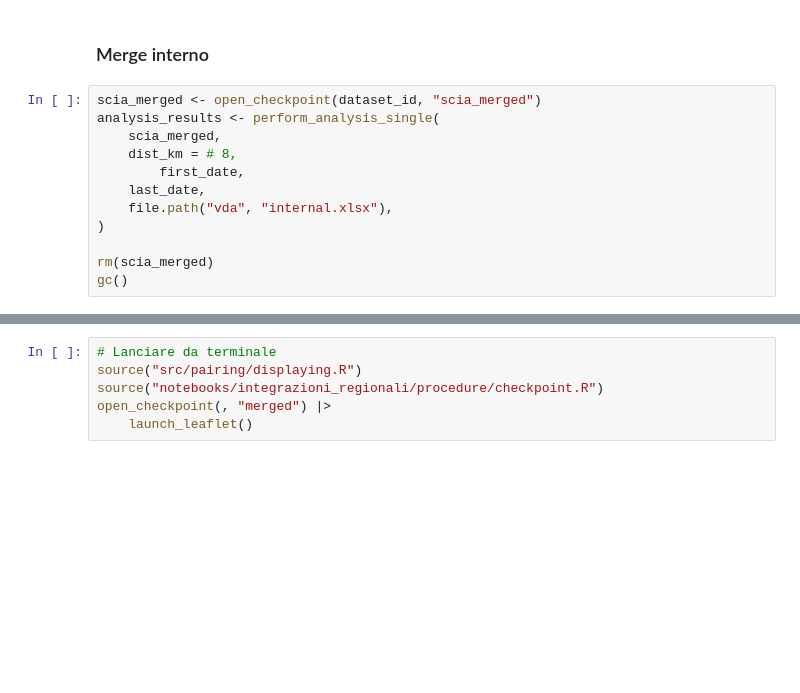
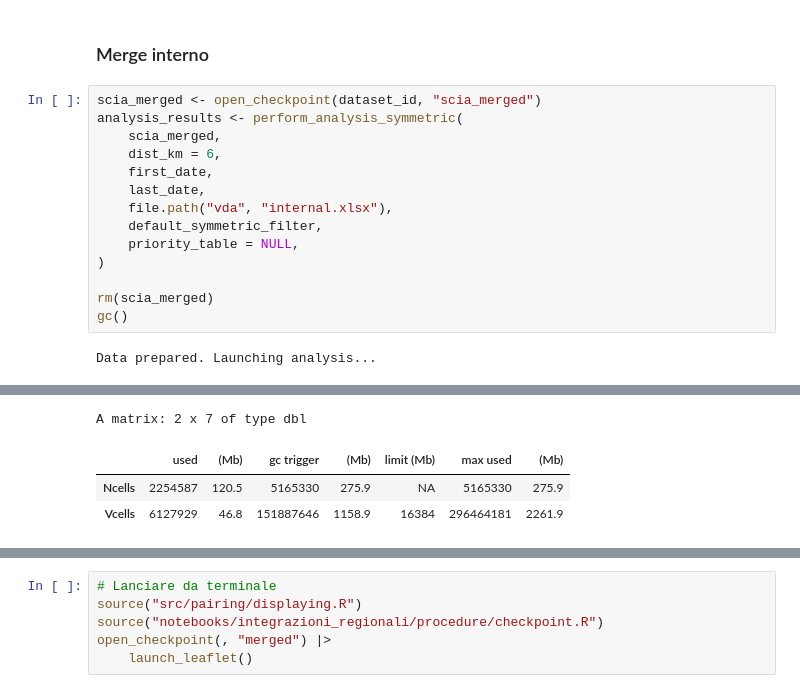
Before and after one commit to dnstudent/TesiMag, a Jupyter notebook: notebooks/integrazioni_regionali/vda/valle_d_aosta.ipynb, the cells around one changed output, grey strips where cells are left out. Drawn from its saved outputs; the diff is of its cells as text; blank space fills up the shorter version.

```diff
--- a/notebooks/integrazioni_regionali/vda/valle_d_aosta.ipynb
+++ b/notebooks/integrazioni_regionali/vda/valle_d_aosta.ipynb
@@ -219,13 +214,17 @@ A matrix: 2 x 7 of type dbl
 ### Merge interno
 # %%
 scia_merged <- open_checkpoint(dataset_id, "scia_merged")
-analysis_results <- perform_analysis_single(
+analysis_results <- perform_analysis_symmetric(
     scia_merged,
-    dist_km = # 8,
-        first_date,
+    dist_km = 6,
+    first_date,
     last_date,
     file.path("vda", "internal.xlsx"),
+    default_symmetric_filter,
+    priority_table = NULL,
 )
 
 rm(scia_merged)
 gc()
+# %% [output]
+Data prepared. Launching analysis...
@@ -232,3 +233,7 @@ gc()
+A matrix: 2 x 7 of type dbl
+|  | used | (Mb) | gc trigger | (Mb) | limit (Mb) | max used | (Mb) |
+| Ncells | 2254587 | 120.5 | 5165330 | 275.9 | NA | 5165330 | 275.9 |
+| Vcells | 6127929 | 46.8 | 151887646 | 1158.9 | 16384 | 296464181 | 2261.9 |
 # %%
 analysis_results <- tag_analysis(analysis_results, list("same_station" = tag_same_station_internal, "unusable" = tag_unusable_internal))
 analysis_results$analysis |>
```
Also changed, not shown: parts of 21 cells of this notebook, 3 other files.
